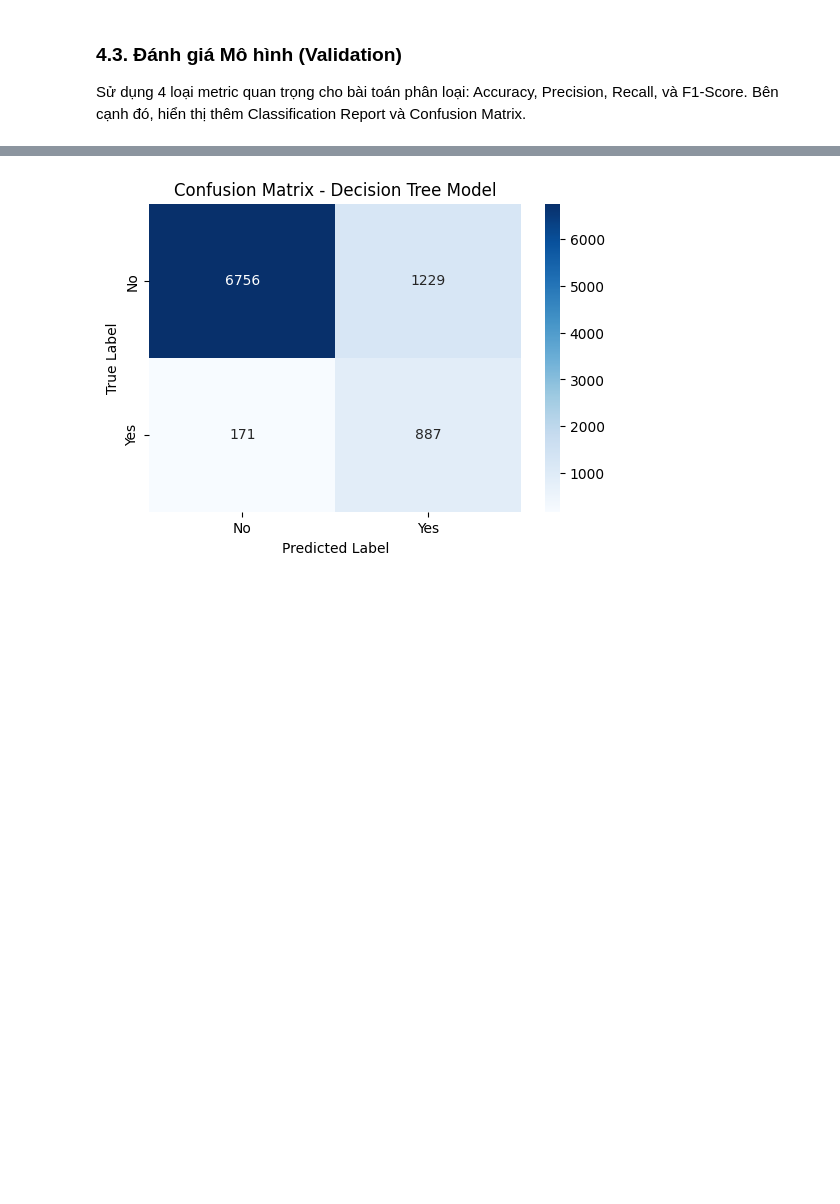
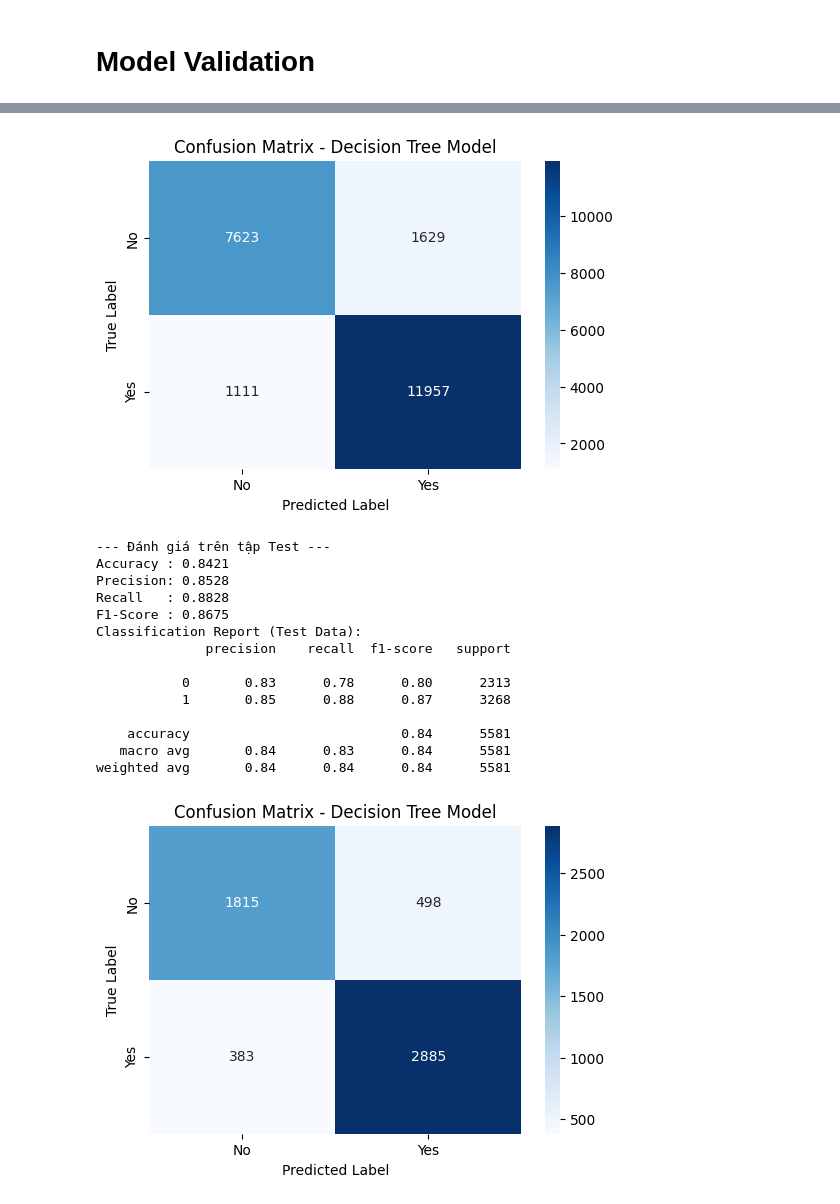
Before and after one commit to nguyenlionelv/Student-Depression-Prediction-AppforStudent, a Jupyter notebook: notebook/analys.ipynb, the cells around one changed output, grey strips where cells are left out. Saved outputs shown, nothing was run; the diff lists cells and outputs as text; code cells hidden in the pictures; blank space fills up the shorter version.

```diff
--- a/notebook/analys.ipynb
+++ b/notebook/analys.ipynb
@@ -564,0 +409,4 @@ Sử dụng mô hình **Random Forest Classifier** để đánh giá "Mức đ
+# %%
+# MCAR -> dùng mode - most-frequent
+df['financial_stress'] = df['financial_stress'].fillna(df['financial_stress'].mode()[0])
+print("Tổng số missing values hiện tại:", df.isna().sum().sum())
@@ -564,0 +439,2 @@ Sử dụng mô hình **Random Forest Classifier** để đánh giá "Mức đ
+# %%
+df['dietary_habits'] = df['dietary_habits'].replace('Others',df['dietary_habits'].mode()[0])
@@ -564,0 +501,3 @@ Sử dụng mô hình **Random Forest Classifier** để đánh giá "Mức đ
+# %%
+df = df.drop(['id', 'city' , 'profession'], axis=1)
+df
@@ -619,16 +627,9 @@ from sklearn.ensemble import RandomForestClassifier
 
 # Khởi tạo mô hình Decision Tree, dùng class_weight='balanced' do dữ liệu mất cân bằng
 dt_model = DecisionTreeClassifier(random_state=42, class_weight='balanced', max_depth=10)
-rf_model = RandomForestClassifier(n_estimators=100, random_state=42, n_jobs=-1, class_weight='balanced', max_depth=10)
+rf_model = RandomForestClassifier(n_estimators=500, random_state=42, max_depth=10, min_samples_leaf=5, min_samples_split=10)
+# rf_model = RandomForestClassifier(n_estimators=500, random_state=42, max_depth=None)
 # Huấn luyện mô hình
 dt_model.fit(X_train, y_train)
 rf_model.fit(X_train, y_train)
-
-# Dự đoán trên tập train và tập test
-# y_train_pred = dt_model.predict(X_train)
-# y_test_pred = dt_model.predict(X_test)
-y_train_pred = rf_model.predict(X_train)
-y_test_pred = rf_model.predict(X_test)
-
-y_train_pred
 # %% [output]
@@ -636,3 +637,0 @@ array([0, 1, 1, ..., 0, 0, 1])
-# %% [markdown]
-### 4.3. Đánh giá Mô hình (Validation)
-Sử dụng 4 loại metric quan trọng cho bài toán phân loại: Accuracy, Precision, Recall, và F1-Score. Bên cạnh đó, hiển thị thêm Classification Report và Confusion Matrix.
@@ -639,8 +645,11 @@ Sử dụng 4 loại metric quan trọng cho bài toán phân loại: Accuracy,
+# %% [markdown]
+# Model Validation
 # %%
 from sklearn.metrics import accuracy_score, precision_score, recall_score, f1_score
 from sklearn.metrics import classification_report, confusion_matrix
 import seaborn as sns
 import matplotlib.pyplot as plt
+from sklearn.model_selection import cross_val_score
 
 # Hàm tính toán và in 4 loại metric
 def evaluate_model(y_true, y_pred, dataset_name):
@@ -655,21 +664,36 @@ def evaluate_model(y_true, y_pred, dataset_name):
     print(f"Recall   : {rec:.4f}")
     print(f"F1-Score : {f1:.4f}")
 
+    # In Classification Report chi tiết cho tập Test
+    print("Classification Report (Test Data):")
+    print(classification_report(y_true, y_pred))
+
+    # Vẽ Confusion Matrix cho tập Test
+    cm = confusion_matrix(y_true, y_pred)
+    plt.figure(figsize=(6, 4))
+    sns.heatmap(cm, annot=True, fmt='d', cmap='Blues', xticklabels=['No', 'Yes'], yticklabels=['No', 'Yes'])
+    plt.xlabel('Predicted Label')
+    plt.ylabel('True Label')
+    plt.title('Confusion Matrix - Decision Tree Model')
+    plt.show()
+
 # In đánh giá
 evaluate_model(y_train, y_train_pred, "Train")
 evaluate_model(y_test, y_test_pred, "Test")
 
-# In Classification Report chi tiết cho tập Test
-print("Classification Report (Test Data):")
-print(classification_report(y_test, y_test_pred))
 
-# Vẽ Confusion Matrix cho tập Test
-cm = confusion_matrix(y_test, y_test_pred)
-plt.figure(figsize=(6, 4))
-sns.heatmap(cm, annot=True, fmt='d', cmap='Blues', xticklabels=['No', 'Yes'], yticklabels=['No', 'Yes'])
-plt.xlabel('Predicted Label')
-plt.ylabel('True Label')
-plt.title('Confusion Matrix - Decision Tree Model')
-plt.show()
+
+# model = rf_model
+# X = X_final
+# dt_acc = cross_val_score(model, X, y, scoring='accuracy', cv=5)
+# dt_f1 = cross_val_score(model, X, y, scoring='f1_weighted', cv=5)
+# dt_rec = cross_val_score(model, X, y, scoring='recall_weighted', cv=5)
+# dt_prec = cross_val_score(model, X, y, scoring='precision_weighted', cv=5)
+
+# print("Result K-fold:")
+# print("Accuracy:",dt_acc.mean(), dt_acc.std())
+# print("Precision:",dt_prec.mean(), dt_prec.std())
+# print("Recall:", dt_rec.mean(), dt_rec.std())
+# print("F1-score:",dt_f1.mean(), dt_f1.std())
 # %% [output]
 --- Đánh giá trên tập Train ---
@@ -694 +713,16 @@ weighted avg       0.91      0.85      0.87      9043
-[figure, old version]
+[figure, new version]
+--- Đánh giá trên tập Test ---
+Accuracy : 0.8421
+Precision: 0.8528
+Recall   : 0.8828
+F1-Score : 0.8675
+Classification Report (Test Data):
+              precision    recall  f1-score   support
+
+           0       0.83      0.78      0.80      2313
+           1       0.85      0.88      0.87      3268
+
+    accuracy                           0.84      5581
+   macro avg       0.84      0.83      0.84      5581
+weighted avg       0.84      0.84      0.84      5581
+[figure, added]
```
Also changed, not shown: parts of 155 cells of this notebook, 36 other files.
